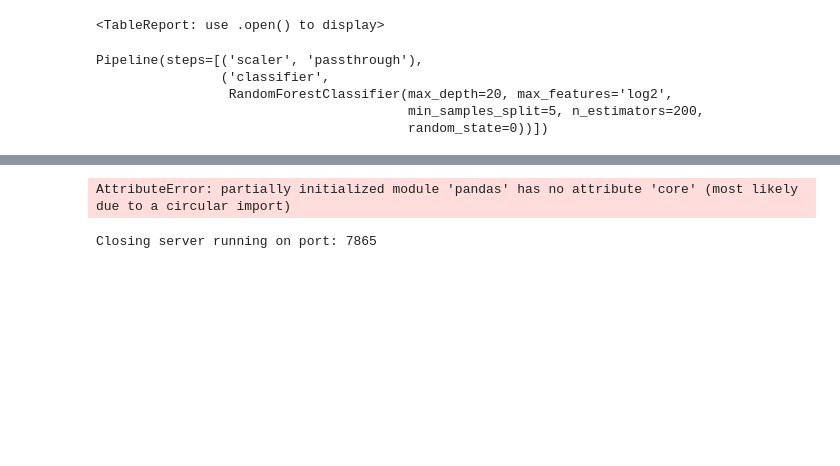
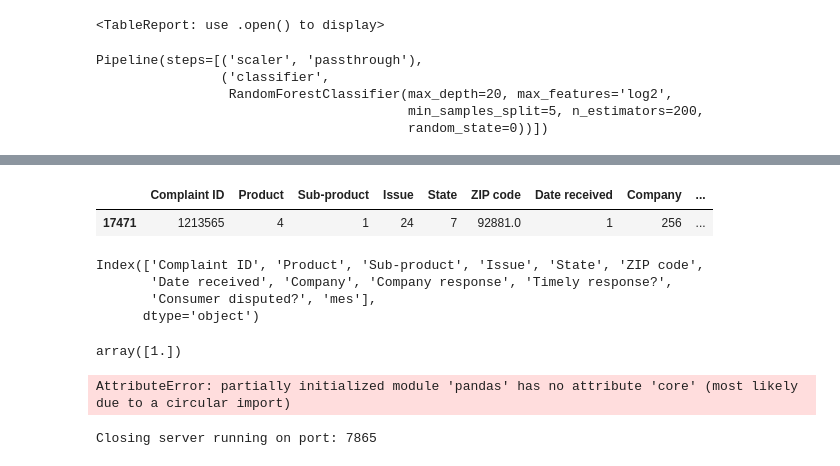
Before and after one commit to velaz589/proyecto_fiinal1, a Jupyter notebook: app/desarrollo.ipynb, the cells around one changed output, grey strips where cells are left out. Saved outputs shown, nothing was run; the diff lists cells and outputs as text; code cells hidden in the pictures; blank space fills up the shorter version.

```diff
--- a/app/desarrollo.ipynb
+++ b/app/desarrollo.ipynb
@@ -49,6 +54,6 @@ import skrub
 df=preprocessing.main_df_fun()[-1]
 
 prueba=df.sample(n=1,random_state=500)
-print(prueba)
+prueba=pd.DataFrame(prueba)
 
-prueba=preprocessing.transform(prueba,prediccion=True)
+prueba=preprocessing.transform(prueba,prediccion=True)[0]
@@ -72,0 +60,5 @@ TRanform1
+# %%
+prueba
+# %% [output]
+|  | Complaint ID | Product | Sub-product | Issue | State | ZIP code | Date received | Company | ... |
+| 17471 | 1213565 | 4 | 1 | 24 | 7 | 92881.0 | 1 | 256 | ... |
@@ -73,3 +68,13 @@ TRanform1
+# %%
+print(prueba.columns)
+prueba.drop("Consumer disputed?",inplace=True,axis=1)
+clf.predict(prueba)
+# %% [output]
+Index(['Complaint ID', 'Product', 'Sub-product', 'Issue', 'State', 'ZIP code',
+       'Date received', 'Company', 'Company response', 'Timely response?',
+       'Consumer disputed?', 'mes'],
+      dtype='object')
+array([1.])
 # %%
 import preprocessing
 import evaluation
```
Also changed, not shown: parts of 5 cells of this notebook, 1 other file.
